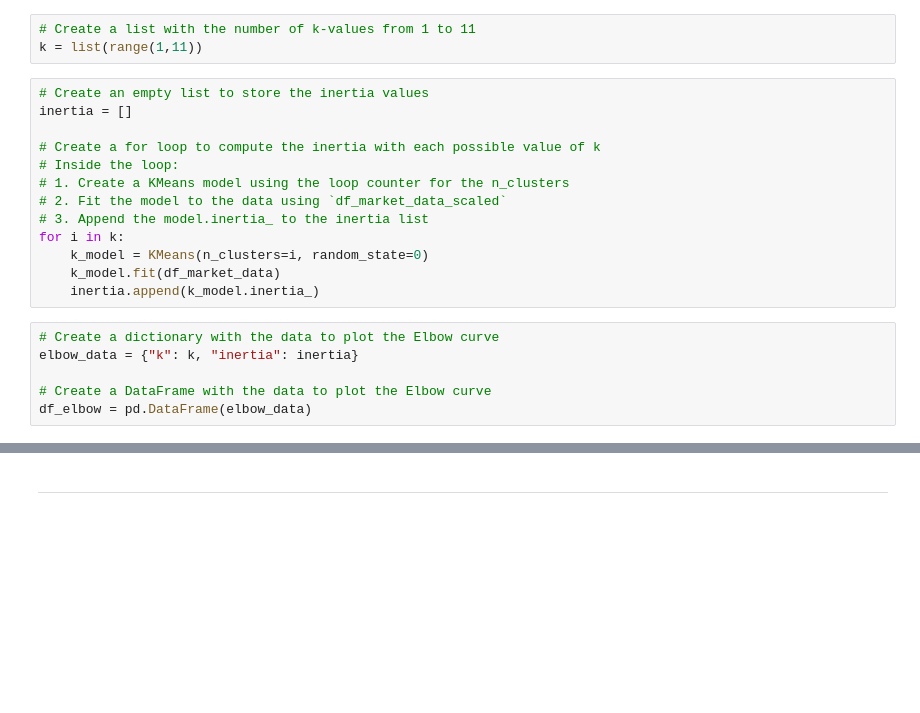
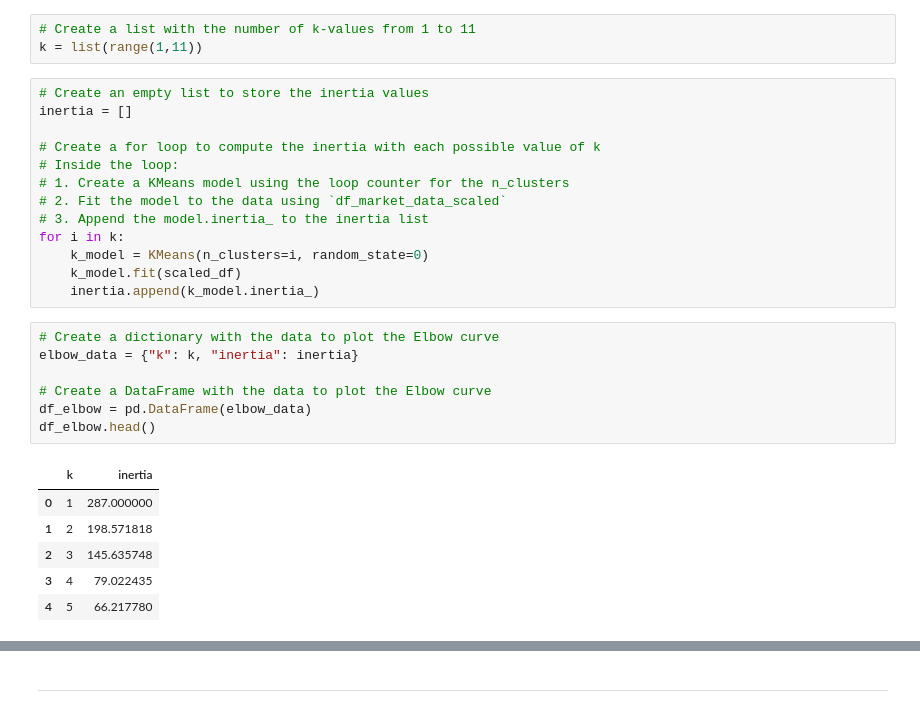
Before and after one commit to mshaaban1400/CryptoClustering, a Jupyter notebook: Starter_Code/Crypto_Clustering_starter_code.ipynb, the cells around one changed output, grey strips where cells are left out. Cells and saved outputs as stored; diff of their text form; blank space fills up the shorter version.

```diff
--- a/Starter_Code/Crypto_Clustering_starter_code.ipynb
+++ b/Starter_Code/Crypto_Clustering_starter_code.ipynb
@@ -93,14 +93,22 @@ inertia = []
 # 3. Append the model.inertia_ to the inertia list
 for i in k:
     k_model = KMeans(n_clusters=i, random_state=0)
-    k_model.fit(df_market_data)
+    k_model.fit(scaled_df)
     inertia.append(k_model.inertia_)
 # %%
 # Create a dictionary with the data to plot the Elbow curve
 elbow_data = {"k": k, "inertia": inertia}
 
 # Create a DataFrame with the data to plot the Elbow curve
 df_elbow = pd.DataFrame(elbow_data)
+df_elbow.head()
+# %% [output]
+|  | k | inertia |
+| 0 | 1 | 287.000000 |
+| 1 | 2 | 198.571818 |
+| 2 | 3 | 145.635748 |
+| 3 | 4 | 79.022435 |
+| 4 | 5 | 66.217780 |
 # %%
 # Plot a line chart with all the inertia values computed with
 # the different values of k to visually identify the optimal value for k.
```
Also changed, not shown: parts of 24 cells of this notebook, 1 other file.
